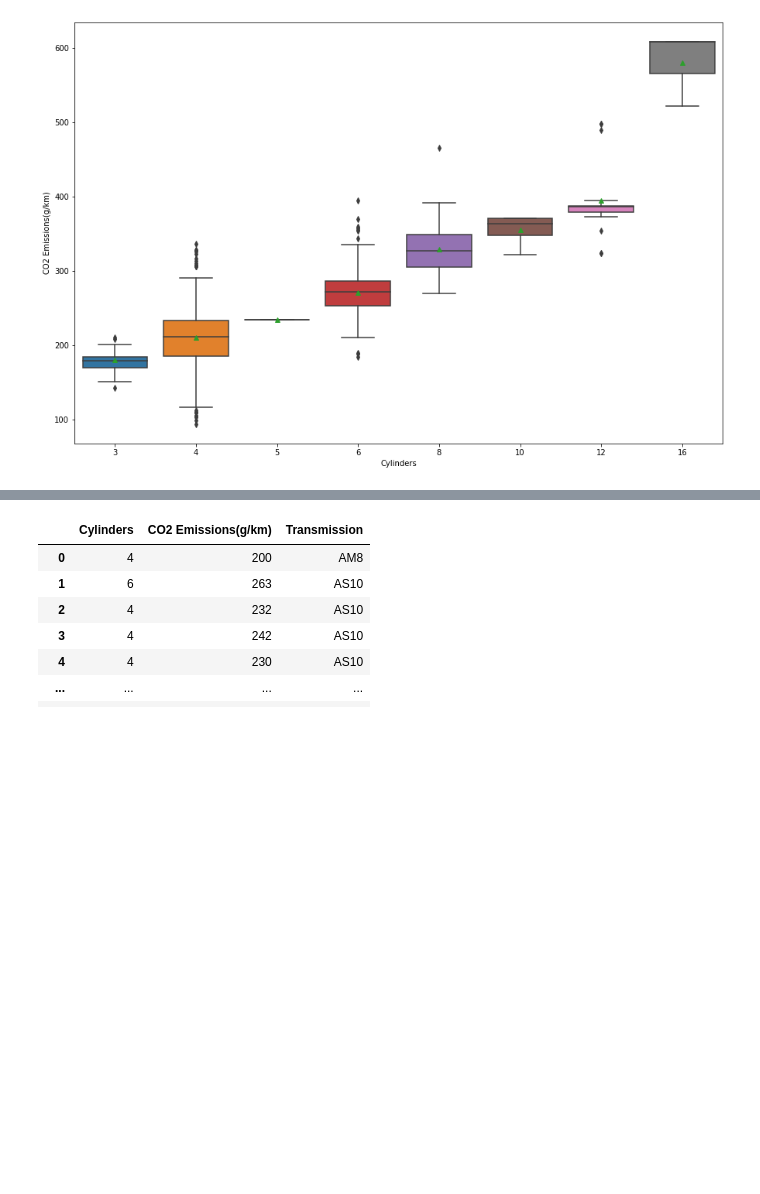
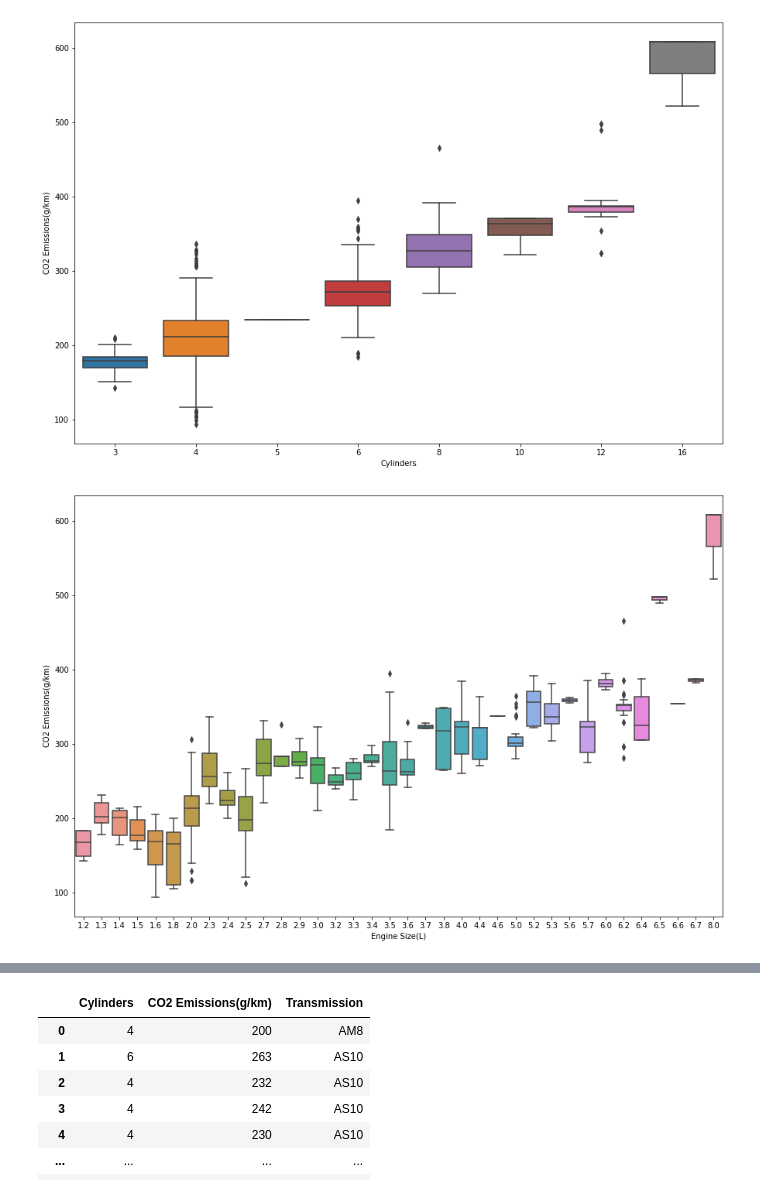
Before and after one commit to cromulentbanana/emissions-analysis, a Jupyter notebook: emissions_analysis.ipynb, the cells around one changed output, grey strips where cells are left out. Saved outputs shown, nothing was run; the diff lists cells and outputs as text; code cells hidden in the pictures; blank space fills up the shorter version.

```diff
--- a/emissions_analysis.ipynb
+++ b/emissions_analysis.ipynb
@@ -33,5 +107,8 @@ sns.heatmap(corr_top, cmap="cividis_r", annot = True);
 # %%
 plt.figure(figsize=(15,10))
-sns.boxplot(x="Cylinders", y="CO2 Emissions(g/km)", data=df,showmeans=True);
+sns.boxplot(x="Cylinders", y="CO2 Emissions(g/km)", data=df);
+plt.figure(figsize=(15,10))
+sns.boxplot(x="Engine Size(L)", y="CO2 Emissions(g/km)", data=df);
 # %% [output]
-[figure, old version]
+[figure, new version]
+[figure, added]
```
Also changed, not shown: parts of 12 cells of this notebook, 3 other files.
